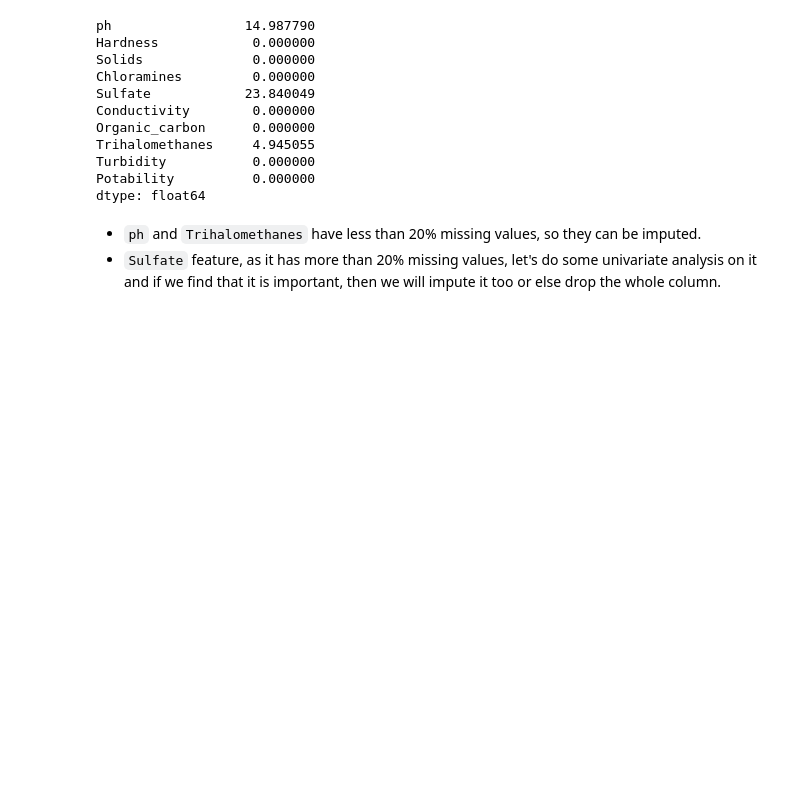
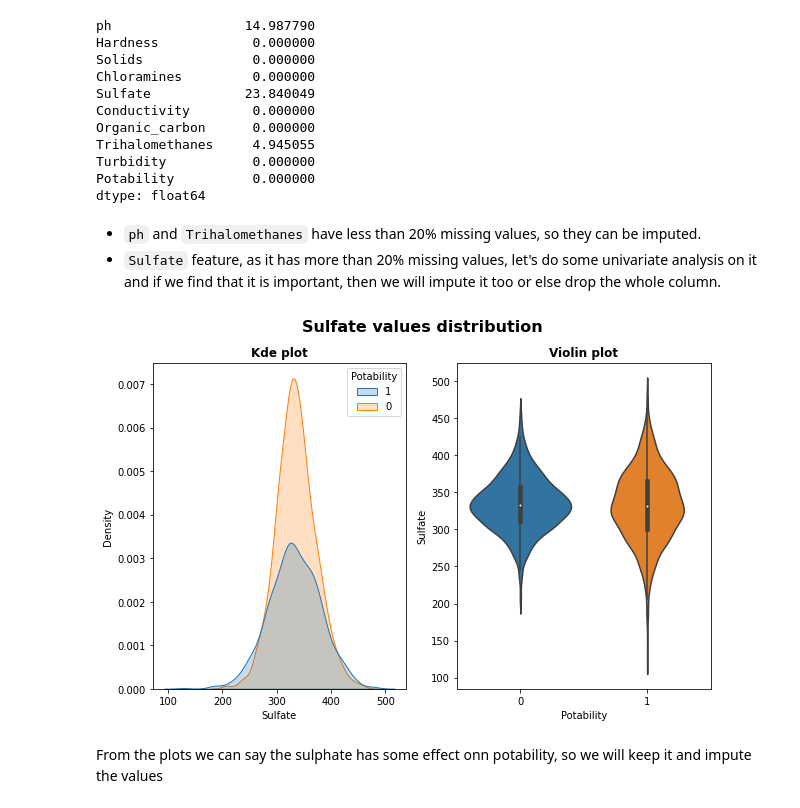
Before and after one commit to gyana-ranjan-dash/water-potability, a Jupyter notebook: water_probability.ipynb, the cells around one changed output. Cells and saved outputs as stored; diff of their text form; code cells hidden in the pictures; blank space fills up the shorter version.

```diff
--- a/water_probability.ipynb
+++ b/water_probability.ipynb
@@ -145,3 +145,15 @@ dtype: float64
 
 *   ``ph`` and ``Trihalomethanes`` have less than 20% missing values, so they can be imputed.
 *  ``Sulfate`` feature, as it has more than 20% missing values, let's do some univariate analysis on it and if we find that it is important, then we will impute it too or else drop the whole column.
+# %%
+fig, (axis1,axis2) = plt.subplots(1, 2, figsize = (10,6))
+sns.kdeplot(x = 'Sulfate', hue = 'Potability', fill = True, data = water_df, hue_order=[1,0], ax = axis1)
+sns.violinplot(x = 'Potability', y = 'Sulfate', data = water_df, ax = axis2)
+
+axis1.set_title('Kde plot', size = 12, weight = 'bold')
+axis2.set_title('Violin plot', size = 12, weight = 'bold')
+fig.suptitle('Sulfate values distribution', size = 16, weight = 'bold');
+# %% [output]
+[figure, added]
+# %% [markdown]
+From the plots we can say the sulphate has some effect onn potability, so we will keep it and impute the values
```
Also changed, not shown: parts of 1 cell of this notebook.
